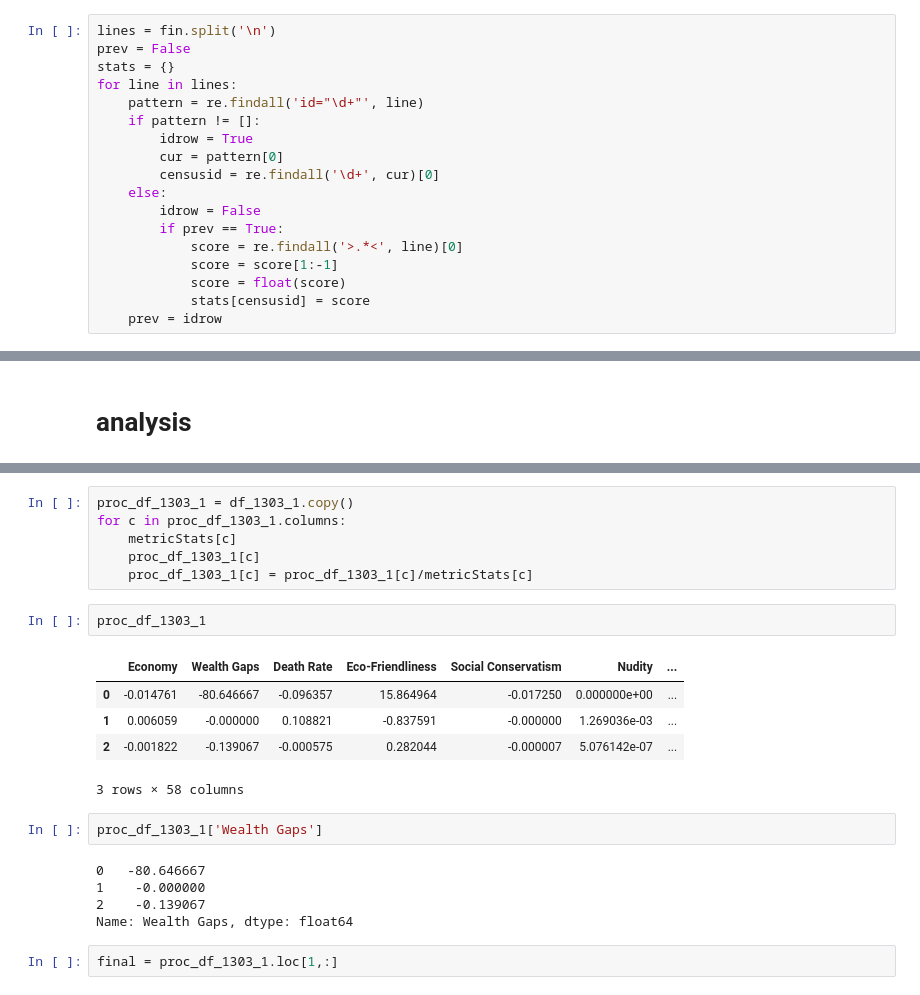
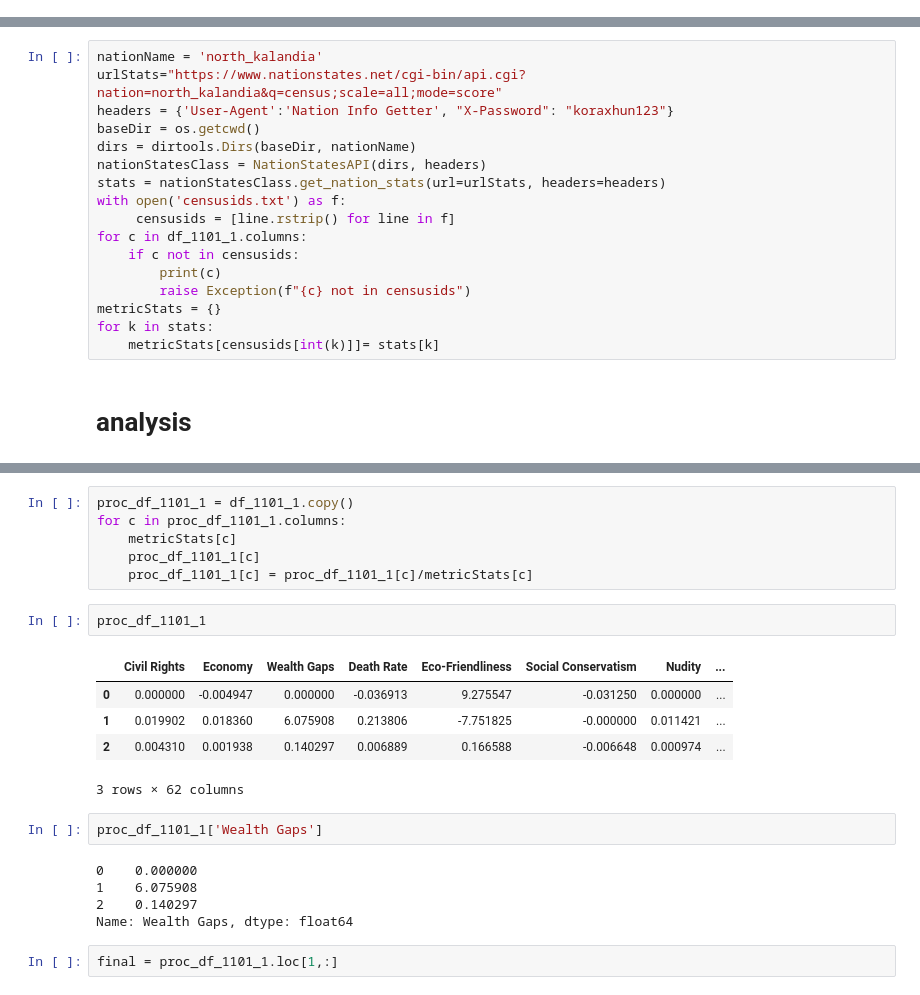
Before and after one commit to xvanov/ns, a Jupyter notebook: analysis.ipynb, the cells around one changed output, grey strips where cells are left out. Drawn from its saved outputs; the diff is of its cells as text.

Commit message:
nation stats to function

```diff
--- a/analysis.ipynb
+++ b/analysis.ipynb
@@ -408,18 +82,0 @@ fin = """<NATION id="north_kalandia">
-# %%
-lines = fin.split('\n')
-prev = False
-stats = {}
-for line in lines:
-    pattern = re.findall('id="\d+"', line)
-    if pattern != []:
-        idrow = True
-        cur = pattern[0]
-        censusid = re.findall('\d+', cur)[0]
-    else:
-        idrow = False
-        if prev == True:
-            score = re.findall('>.*<', line)[0]
-            score = score[1:-1]
-            score = float(score)
-            stats[censusid] = score
-    prev = idrow
@@ -470,2 +83,19 @@ metricStats
+# %%
+nationName = 'north_kalandia'
+urlStats="https://www.nationstates.net/cgi-bin/api.cgi?nation=north_kalandia&q=census;scale=all;mode=score"
+headers = {'User-Agent':'Nation Info Getter', "X-Password": "koraxhun123"}
+baseDir = os.getcwd()
+dirs = dirtools.Dirs(baseDir, nationName)
+nationStatesClass = NationStatesAPI(dirs, headers)
+stats = nationStatesClass.get_nation_stats(url=urlStats, headers=headers)
+with open('censusids.txt') as f:
+     censusids = [line.rstrip() for line in f]
+for c in df_1101_1.columns:
+    if c not in censusids:
+        print(c)
+        raise Exception(f"{c} not in censusids")
+metricStats = {}
+for k in stats:
+    metricStats[censusids[int(k)]]= stats[k]
 # %% [markdown]
 # analysis
@@ -472,26 +120,26 @@ metricStats
 # %%
-proc_df_1303_1 = df_1303_1.copy()
-for c in proc_df_1303_1.columns:
+proc_df_1101_1 = df_1101_1.copy()
+for c in proc_df_1101_1.columns:
     metricStats[c]
-    proc_df_1303_1[c]
-    proc_df_1303_1[c] = proc_df_1303_1[c]/metricStats[c]
+    proc_df_1101_1[c]
+    proc_df_1101_1[c] = proc_df_1101_1[c]/metricStats[c]
-# %%
-proc_df_1303_1
-# %% [output]
-|  | Economy | Wealth Gaps | Death Rate | Eco-Friendliness | Social Conservatism | Nudity | ... |
-| 0 | -0.014761 | -80.646667 | -0.096357 | 15.864964 | -0.017250 | 0.000000e+00 | ... |
-| 1 | 0.006059 | -0.000000 | 0.108821 | -0.837591 | -0.000000 | 1.269036e-03 | ... |
-| 2 | -0.001822 | -0.139067 | -0.000575 | 0.282044 | -0.000007 | 5.076142e-07 | ... |
-3 rows × 58 columns
+# %%
+proc_df_1101_1
+# %% [output]
+|  | Civil Rights | Economy | Wealth Gaps | Death Rate | Eco-Friendliness | Social Conservatism | Nudity | ... |
+| 0 | 0.000000 | -0.004947 | 0.000000 | -0.036913 | 9.275547 | -0.031250 | 0.000000 | ... |
+| 1 | 0.019902 | 0.018360 | 6.075908 | 0.213806 | -7.751825 | -0.000000 | 0.011421 | ... |
+| 2 | 0.004310 | 0.001938 | 0.140297 | 0.006889 | 0.166588 | -0.006648 | 0.000974 | ... |
+3 rows × 62 columns
 # %%
-proc_df_1303_1['Wealth Gaps']
+proc_df_1101_1['Wealth Gaps']
 # %% [output]
-0   -80.646667
-1    -0.000000
-2    -0.139067
+0    0.000000
+1    6.075908
+2    0.140297
 Name: Wealth Gaps, dtype: float64
 # %%
-final = proc_df_1303_1.loc[1,:]
+final = proc_df_1101_1.loc[1,:]
 # %%
 final.sort_values()*100
 # %% [output]
```
Also changed, not shown: parts of 22 cells of this notebook, 2 other files.
